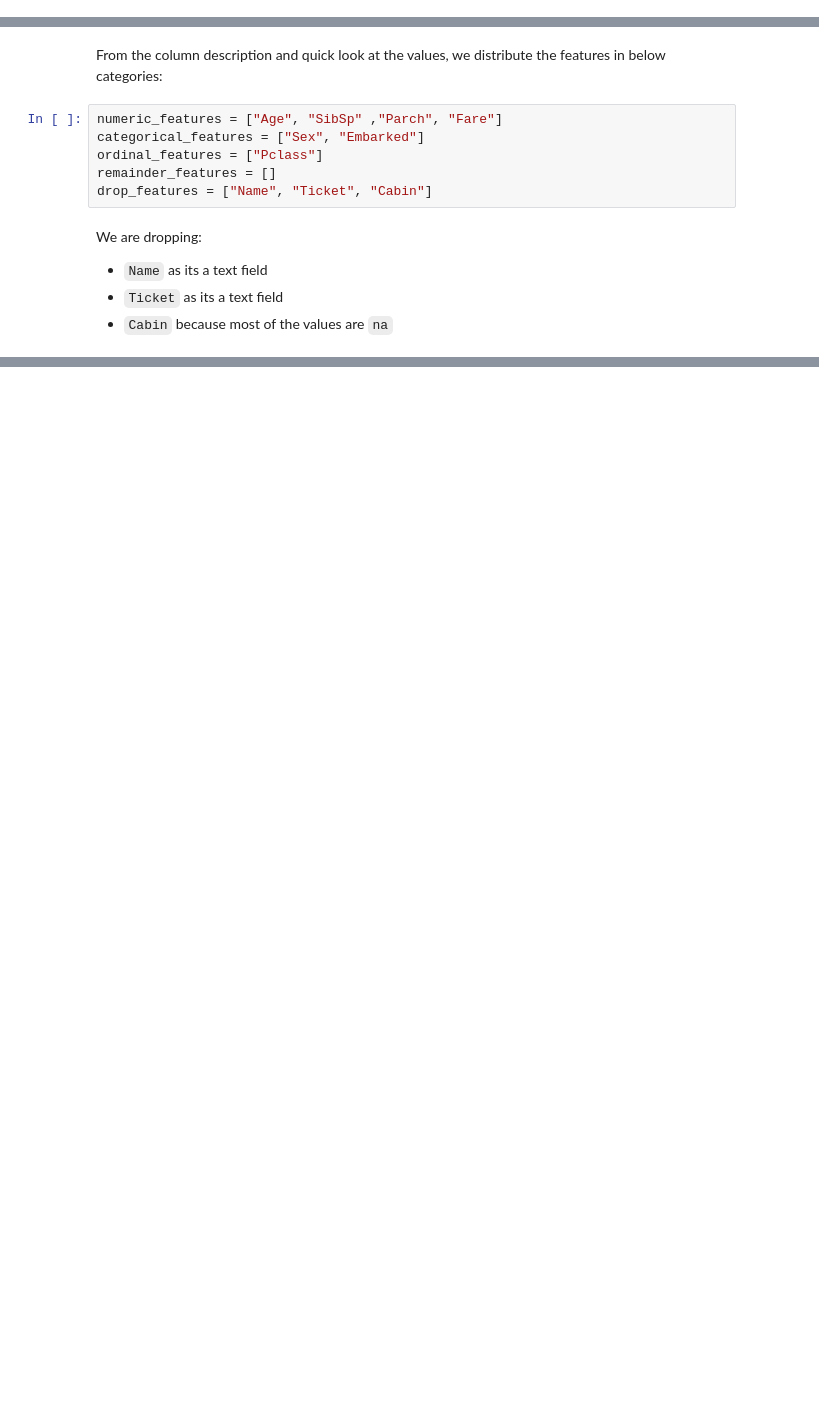
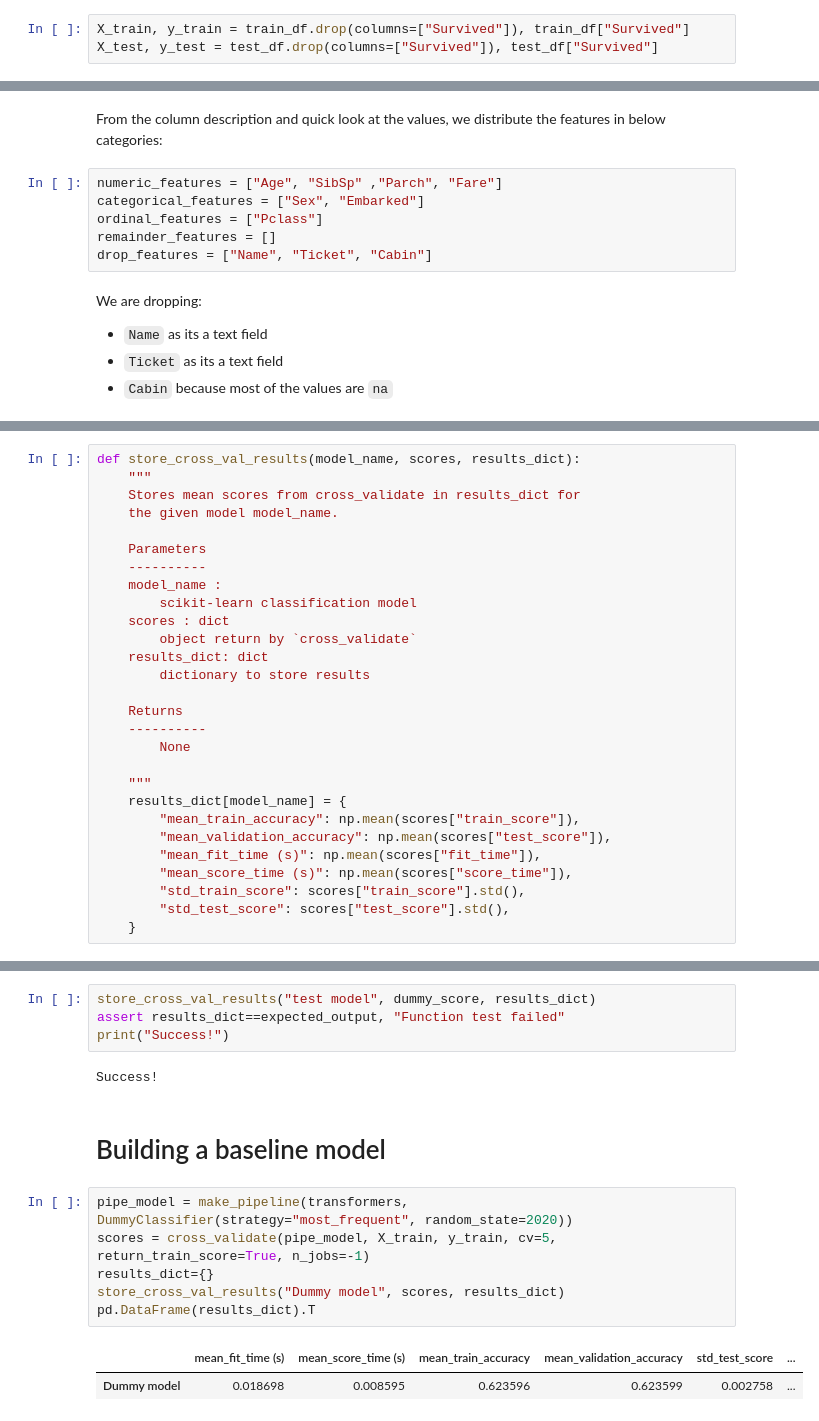
Before and after one commit to debanandasarkar/Kaggle_Titanic, a Jupyter notebook: Titanic_notebook.ipynb, the cells around one changed output, grey strips where cells are left out. Drawn from its saved outputs; the diff is of its cells as text; blank space fills up the shorter version.

```diff
--- a/Titanic_notebook.ipynb
+++ b/Titanic_notebook.ipynb
@@ -35,6 +58,9 @@ print(test_df.shape)
 # %% [output]
 (712, 11)
 (179, 11)
+# %%
+X_train, y_train = train_df.drop(columns=["Survived"]), train_df["Survived"]
+X_test, y_test = test_df.drop(columns=["Survived"]), test_df["Survived"]
 # %% [markdown]
 # Basic EDA
 # %% [markdown]
@@ -141,0 +190,28 @@ np.median(train_df.Age.dropna())
+# %%
+def store_cross_val_results(model_name, scores, results_dict):
+    """
+    Stores mean scores from cross_validate in results_dict for
+    the given model model_name.
+
+    Parameters
+    ----------
+    model_name :
+        scikit-learn classification model
+    scores : dict
+        object return by `cross_validate`
+    results_dict: dict
+        dictionary to store results
+
+    Returns
+    ----------
+        None
+
+    """
+    results_dict[model_name] = {
+        "mean_train_accuracy": np.mean(scores["train_score"]),
+        "mean_validation_accuracy": np.mean(scores["test_score"]),
+        "mean_fit_time (s)": np.mean(scores["fit_time"]),
+        "mean_score_time (s)": np.mean(scores["score_time"]),
+        "std_train_score": scores["train_score"].std(),
+        "std_test_score": scores["test_score"].std(),
+    }
@@ -141,0 +236,17 @@ np.median(train_df.Age.dropna())
+# %%
+store_cross_val_results("test model", dummy_score, results_dict)
+assert results_dict==expected_output, "Function test failed"
+print("Success!")
+# %% [output]
+Success!
+# %% [markdown]
+# Building a baseline model
+# %%
+pipe_model = make_pipeline(transformers, DummyClassifier(strategy="most_frequent", random_state=2020))
+scores = cross_validate(pipe_model, X_train, y_train, cv=5, return_train_score=True, n_jobs=-1)
+results_dict={}
+store_cross_val_results("Dummy model", scores, results_dict)
+pd.DataFrame(results_dict).T
+# %% [output]
+|  | mean_fit_time (s) | mean_score_time (s) | mean_train_accuracy | mean_validation_accuracy | std_test_score | ... |
+| Dummy model | 0.018698 | 0.008595 | 0.623596 | 0.623599 | 0.002758 | ... |
```
Also changed, not shown: parts of 29 cells of this notebook.
